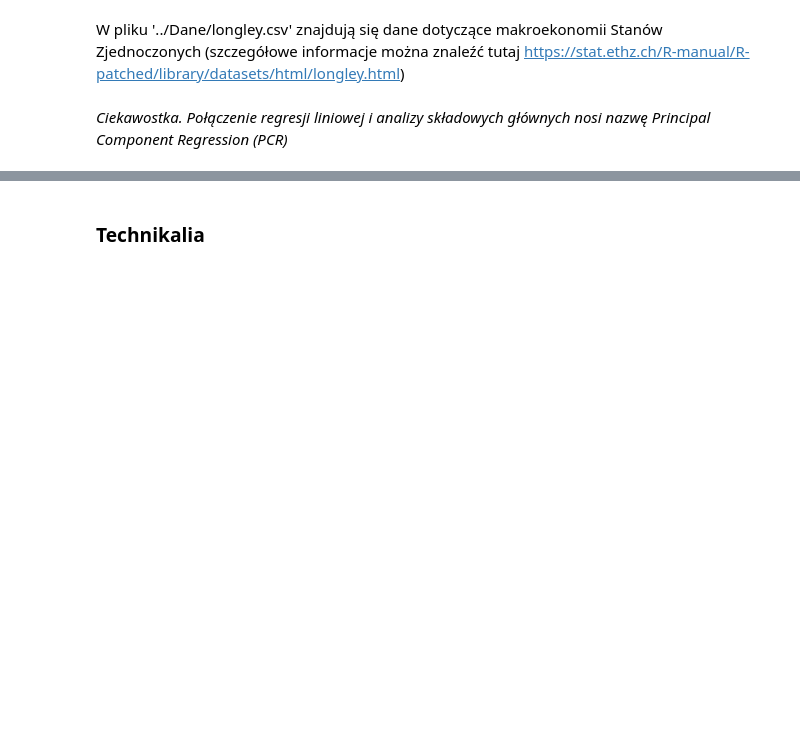
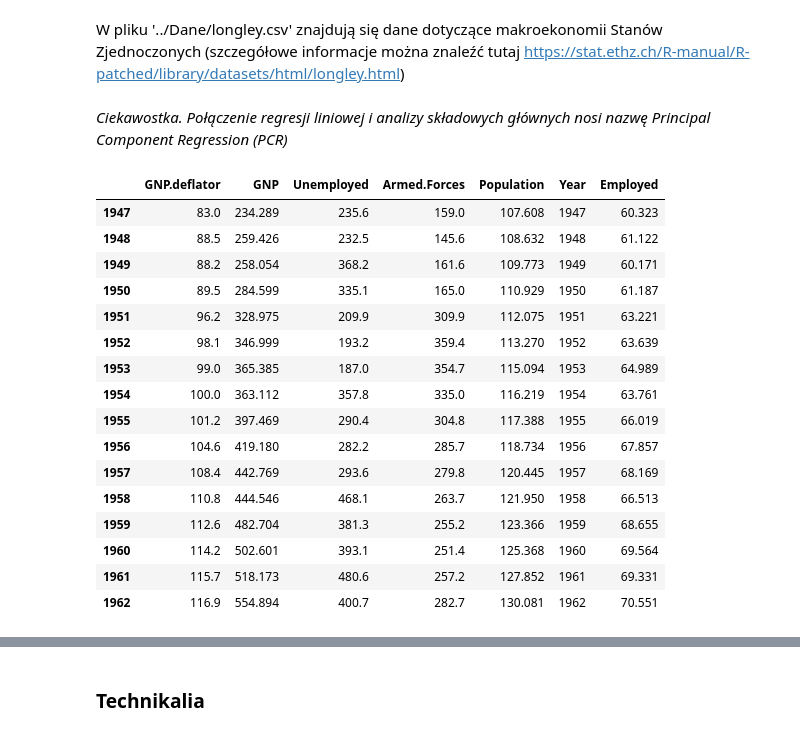
Before and after one commit to jgrynczewski/250223-redukcja-i-nlp, a Jupyter notebook: notatki/material.ipynb, the cells around one changed output, grey strips where cells are left out. Saved outputs shown, nothing was run; the diff lists cells and outputs as text; code cells hidden in the pictures; blank space fills up the shorter version.

```diff
--- a/notatki/material.ipynb
+++ b/notatki/material.ipynb
@@ -430,3 +661,24 @@ W pliku '../Dane/cities.txt' znajdują się dane dotyczące 46 miast świata. Zr
 W pliku '../Dane/longley.csv' znajdują się dane dotyczące makroekonomii Stanów Zjednoczonych (szczegółowe informacje można znaleźć tutaj https://stat.ethz.ch/R-manual/R-patched/library/datasets/html/longley.html)
 # %% [markdown]
 *Ciekawostka. Połączenie regresji liniowej i analizy składowych głównych nosi nazwę Principal Component Regression (PCR)*
+# %%
+df = pd.read_csv('../Dane/longley.csv', index_col=0)
+df
+# %% [output]
+|  | GNP.deflator | GNP | Unemployed | Armed.Forces | Population | Year | Employed |
+| 1947 | 83.0 | 234.289 | 235.6 | 159.0 | 107.608 | 1947 | 60.323 |
+| 1948 | 88.5 | 259.426 | 232.5 | 145.6 | 108.632 | 1948 | 61.122 |
+| 1949 | 88.2 | 258.054 | 368.2 | 161.6 | 109.773 | 1949 | 60.171 |
+| 1950 | 89.5 | 284.599 | 335.1 | 165.0 | 110.929 | 1950 | 61.187 |
+| 1951 | 96.2 | 328.975 | 209.9 | 309.9 | 112.075 | 1951 | 63.221 |
+| 1952 | 98.1 | 346.999 | 193.2 | 359.4 | 113.270 | 1952 | 63.639 |
+| 1953 | 99.0 | 365.385 | 187.0 | 354.7 | 115.094 | 1953 | 64.989 |
+| 1954 | 100.0 | 363.112 | 357.8 | 335.0 | 116.219 | 1954 | 63.761 |
+| 1955 | 101.2 | 397.469 | 290.4 | 304.8 | 117.388 | 1955 | 66.019 |
+| 1956 | 104.6 | 419.180 | 282.2 | 285.7 | 118.734 | 1956 | 67.857 |
+| 1957 | 108.4 | 442.769 | 293.6 | 279.8 | 120.445 | 1957 | 68.169 |
+| 1958 | 110.8 | 444.546 | 468.1 | 263.7 | 121.950 | 1958 | 66.513 |
+| 1959 | 112.6 | 482.704 | 381.3 | 255.2 | 123.366 | 1959 | 68.655 |
+| 1960 | 114.2 | 502.601 | 393.1 | 251.4 | 125.368 | 1960 | 69.564 |
+| 1961 | 115.7 | 518.173 | 480.6 | 257.2 | 127.852 | 1961 | 69.331 |
+| 1962 | 116.9 | 554.894 | 400.7 | 282.7 | 130.081 | 1962 | 70.551 |
```
Also changed, not shown: parts of 35 cells of this notebook, 10 other files.
